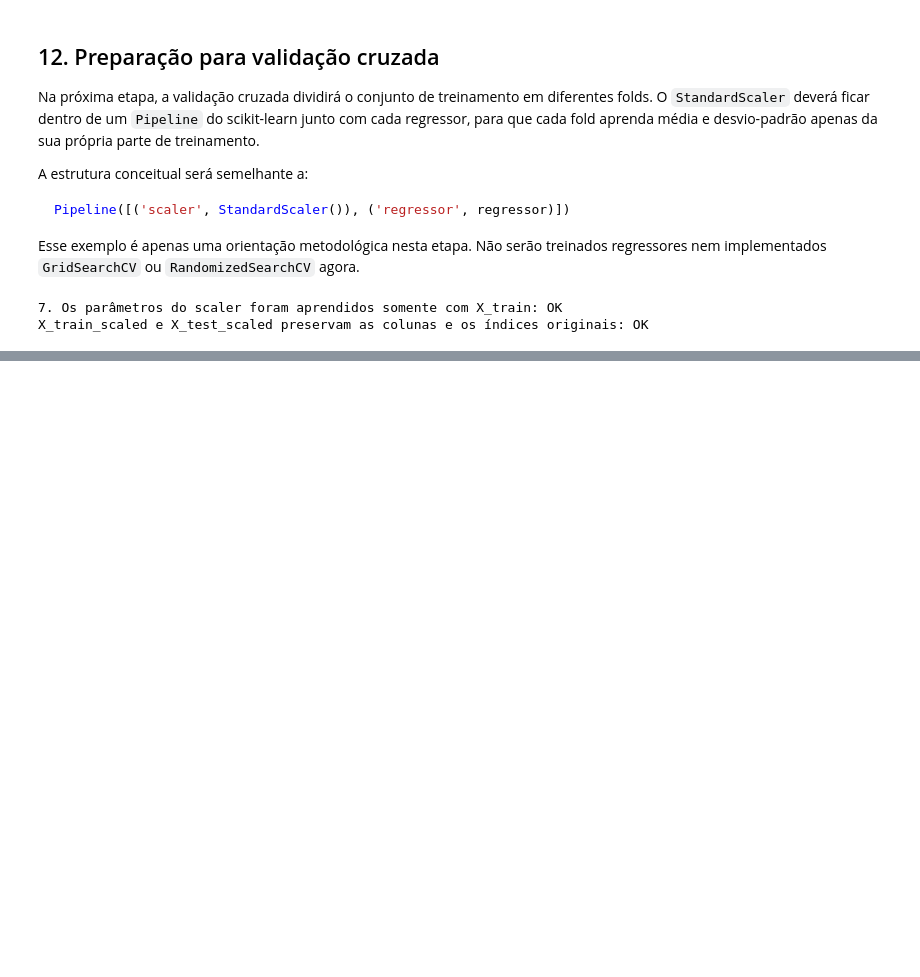
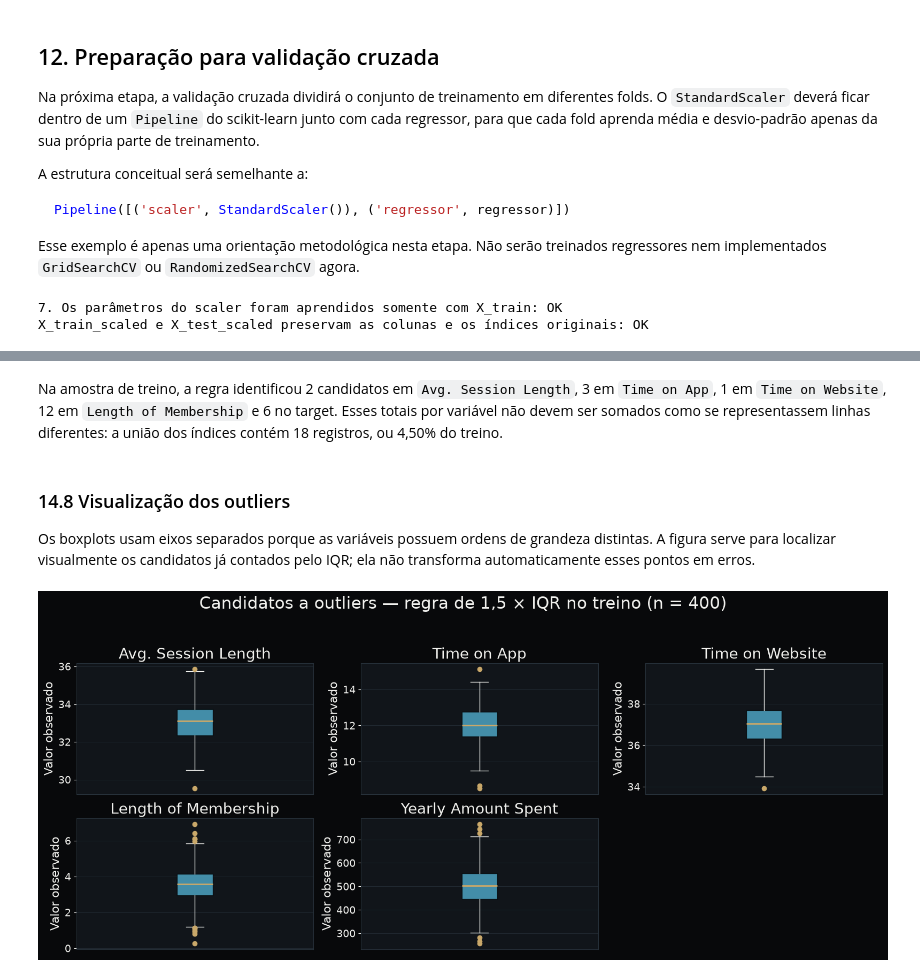
Before and after one commit to GabrielNito/desafio-do-oraculo-preditivo, a Jupyter notebook: notebooks/ecommerce_customers.ipynb, the cells around one changed output, grey strips where cells are left out. Drawn from its saved outputs; the diff is of its cells as text; code cells hidden in the pictures; blank space fills up the shorter version.

```diff
--- a/notebooks/ecommerce_customers.ipynb
+++ b/notebooks/ecommerce_customers.ipynb
@@ -464,0 +699,27 @@ Com isso, os dados estão organizados para a futura implementação da Regressã
+# %% [markdown]
+Na amostra de treino, a regra identificou 2 candidatos em `Avg. Session Length`, 3 em `Time on App`, 1 em `Time on Website`, 12 em `Length of Membership` e 6 no target. Esses totais por variável não devem ser somados como se representassem linhas diferentes: a união dos índices contém 18 registros, ou 4,50% do treino.
+# %% [markdown]
+### 14.8 Visualização dos outliers
+
+Os boxplots usam eixos separados porque as variáveis possuem ordens de grandeza distintas. A figura serve para localizar visualmente os candidatos já contados pelo IQR; ela não transforma automaticamente esses pontos em erros.
+# %%
+colunas_boxplot = [*colunas_features, variavel_alvo]
+fig, axes = plt.subplots(2, 3, figsize=(16, 7))
+fig.patch.set_facecolor('#08090B')
+for ax, coluna in zip(axes.flat, colunas_boxplot):
+    ax.set_facecolor('#11151A')
+    ax.boxplot(dados_eda[coluna], orientation='vertical', patch_artist=True, boxprops={'facecolor': '#55B7D9', 'alpha': 0.75}, medianprops={'color': '#C9A86A', 'linewidth': 2}, whiskerprops={'color': '#F1F1EE'}, capprops={'color': '#F1F1EE'}, flierprops={'markerfacecolor': '#C9A86A', 'markeredgecolor': '#C9A86A'})
+    ax.set_title(coluna, color='#F1F1EE', fontsize=20)
+    ax.set_xticks([])
+    ax.set_ylabel('Valor observado', color='#F1F1EE', fontsize=16)
+    ax.tick_params(colors='#F1F1EE', labelsize=14)
+    ax.grid(axis='y', color='#27313A', alpha=0.7)
+    for spine in ax.spines.values():
+        spine.set_color('#27313A')
+axes.flat[-1].axis('off')
+fig.suptitle('Candidatos a outliers — regra de 1,5 × IQR no treino (n = 400)', color='#F1F1EE', fontsize=22)
+fig.tight_layout(rect=[0, 0, 1, 0.93])
+fig.savefig(diretorio_figuras / 'eda-outlier-boxplots.png', dpi=180, facecolor=fig.get_facecolor())
+plt.show()
+# %% [output]
+[figure, added]
```
Also changed, not shown: parts of 29 cells of this notebook, 9 other files.
